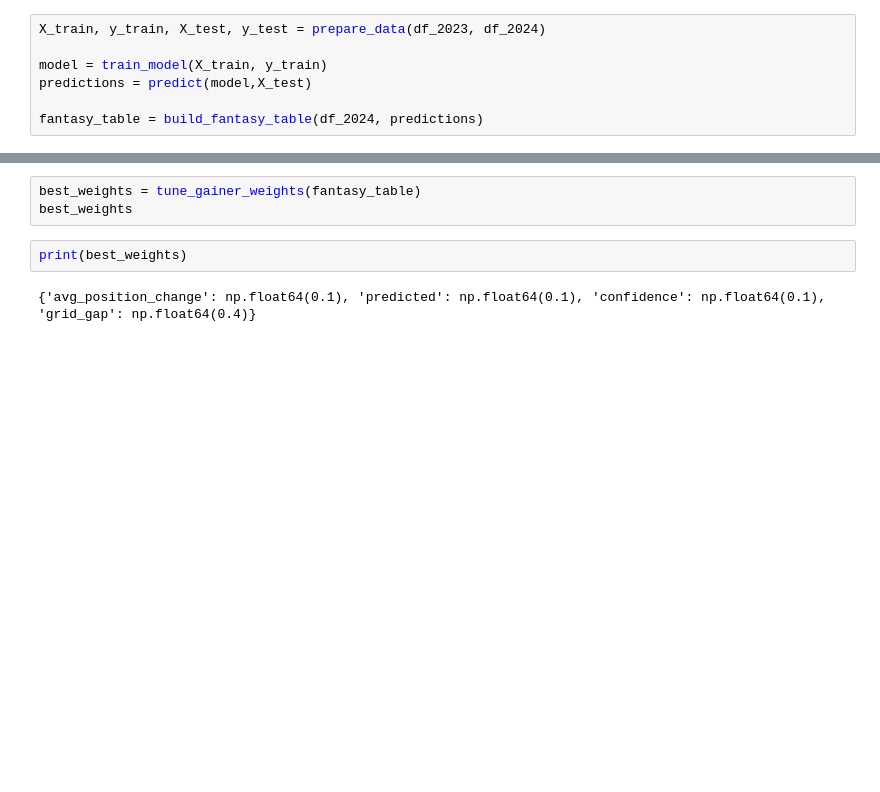
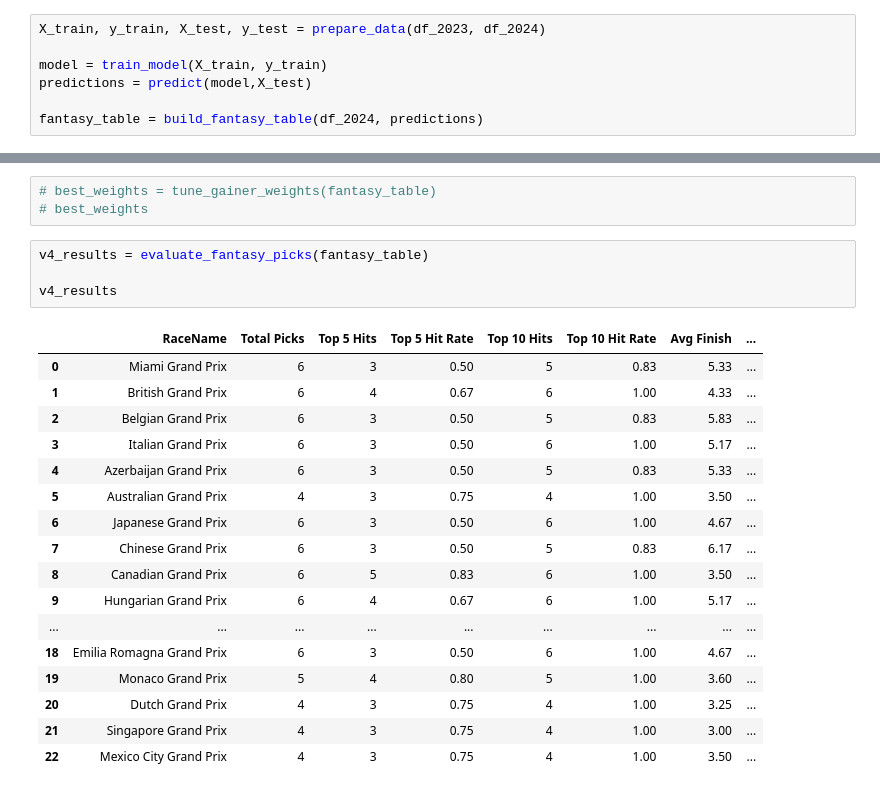
Before and after one commit to pyyroo-a/Formula-1-Fantasy-Predictor, a Jupyter notebook: notebooks/model-v4-fantasy-logic.ipynb, the cells around one changed output, grey strips where cells are left out. Saved outputs shown, nothing was run; the diff lists cells and outputs as text; blank space fills up the shorter version.

```diff
--- a/notebooks/model-v4-fantasy-logic.ipynb
+++ b/notebooks/model-v4-fantasy-logic.ipynb
@@ -63,7 +63,25 @@ team[["Abbreviation", "PickCategory", "Explanation"]]
 # %%
-best_weights = tune_gainer_weights(fantasy_table)
-best_weights
+# best_weights = tune_gainer_weights(fantasy_table)
+# best_weights
-# %%
-print(best_weights)
-# %% [output]
-{'avg_position_change': np.float64(0.1), 'predicted': np.float64(0.1), 'confidence': np.float64(0.1), 'grid_gap': np.float64(0.4)}
+# %%
+v4_results = evaluate_fantasy_picks(fantasy_table)
+
+v4_results
+# %% [output]
+|  | RaceName | Total Picks | Top 5 Hits | Top 5 Hit Rate | Top 10 Hits | Top 10 Hit Rate | Avg Finish | ... |
+| 0 | Miami Grand Prix | 6 | 3 | 0.50 | 5 | 0.83 | 5.33 | ... |
+| 1 | British Grand Prix | 6 | 4 | 0.67 | 6 | 1.00 | 4.33 | ... |
+| 2 | Belgian Grand Prix | 6 | 3 | 0.50 | 5 | 0.83 | 5.83 | ... |
+| 3 | Italian Grand Prix | 6 | 3 | 0.50 | 6 | 1.00 | 5.17 | ... |
+| 4 | Azerbaijan Grand Prix | 6 | 3 | 0.50 | 5 | 0.83 | 5.33 | ... |
+| 5 | Australian Grand Prix | 4 | 3 | 0.75 | 4 | 1.00 | 3.50 | ... |
+| 6 | Japanese Grand Prix | 6 | 3 | 0.50 | 6 | 1.00 | 4.67 | ... |
+| 7 | Chinese Grand Prix | 6 | 3 | 0.50 | 5 | 0.83 | 6.17 | ... |
+| 8 | Canadian Grand Prix | 6 | 5 | 0.83 | 6 | 1.00 | 3.50 | ... |
+| 9 | Hungarian Grand Prix | 6 | 4 | 0.67 | 6 | 1.00 | 5.17 | ... |
+| ... | ... | ... | ... | ... | ... | ... | ... | ... |
+| 18 | Emilia Romagna Grand Prix | 6 | 3 | 0.50 | 6 | 1.00 | 4.67 | ... |
+| 19 | Monaco Grand Prix | 5 | 4 | 0.80 | 5 | 1.00 | 3.60 | ... |
+| 20 | Dutch Grand Prix | 4 | 3 | 0.75 | 4 | 1.00 | 3.25 | ... |
+| 21 | Singapore Grand Prix | 4 | 3 | 0.75 | 4 | 1.00 | 3.00 | ... |
+| 22 | Mexico City Grand Prix | 4 | 3 | 0.75 | 4 | 1.00 | 3.50 | ... |
```
Also changed, not shown: parts of 6 cells of this notebook, 1 other file.
